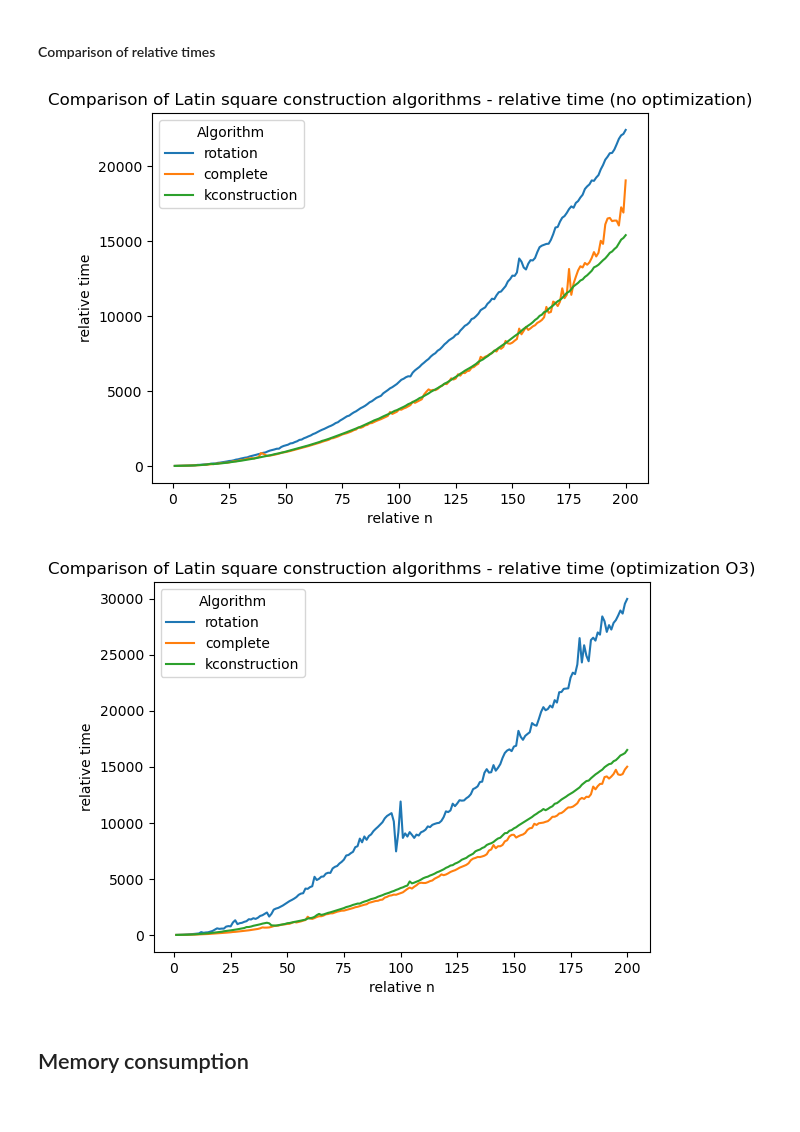
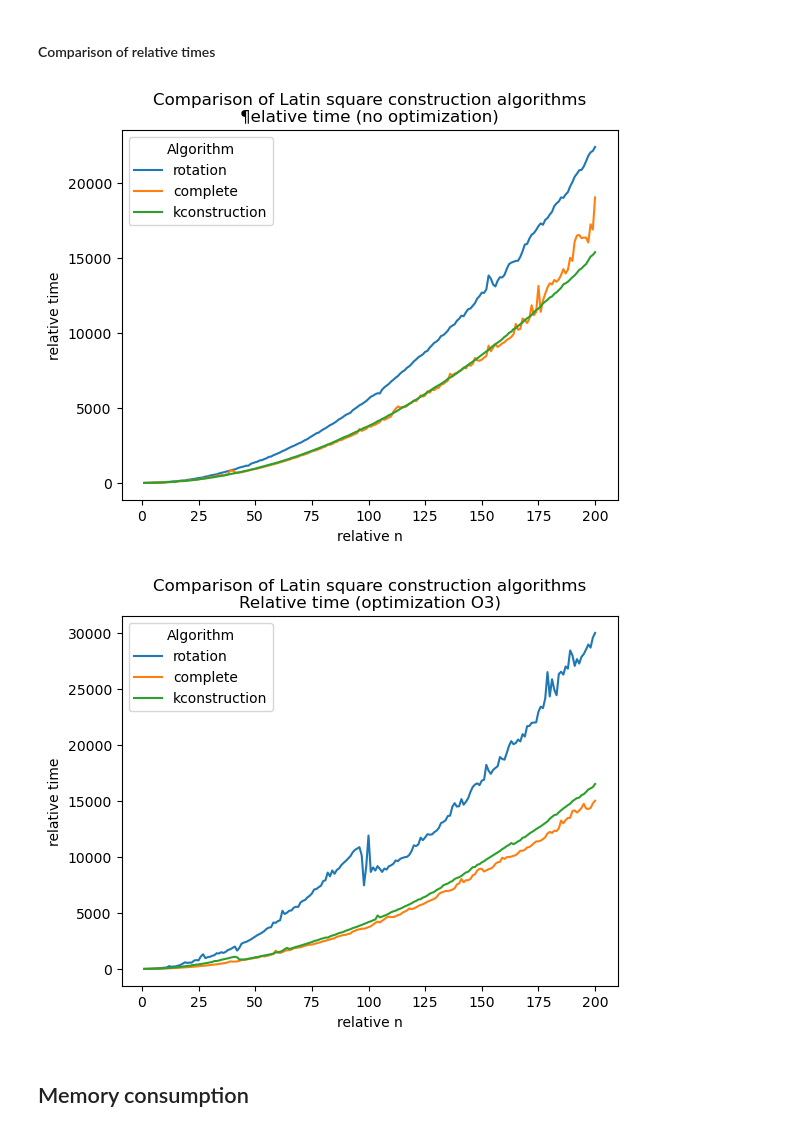
Before and after one commit to MihaelaBaksic/tournament-designs, a Jupyter notebook: visualization/plotting.ipynb, the cells around one changed output. Drawn from its saved outputs; the diff is of its cells as text; code cells hidden in the pictures.

Commit message:
Plot fix

```diff
--- a/visualization/plotting.ipynb
+++ b/visualization/plotting.ipynb
@@ -217,17 +217,17 @@ plt.savefig('latin_square_comparison_absolute_time_O3.jpg', dpi=500)
 # %%
 fig, ax = plt.subplots(1)
 plt.plot( ls_rotation_none['parameter'] / 100, ls_rotation_none['relative_time'], label='rotation')
 plt.plot( ls_complete_none['parameter'] / 100, ls_complete_none['relative_time'], label='complete')
 plt.plot( ls_kconstruction_none['parameter'] / 100, ls_kconstruction_none['relative_time'], label='kconstruction')
 
 ax.set_ylabel('relative time')
 ax.set_xlabel('relative n')
-plt.title('Comparison of Latin square construction algorithms - relative time (no optimization)')
+plt.title('Comparison of Latin square construction algorithms\nRelative time (no optimization)')
 plt.legend(title='Algorithm')
 
 plt.savefig('latin_square_comparison_relative_time_none.jpg', dpi=500)
 # %% [output]
-[figure, old version]
+[figure, new version]
 # %%
 fig, ax = plt.subplots(1)
 plt.plot( ls_rotation_O3['parameter'] / 100, ls_rotation_O3['relative_time'], label='rotation')
@@ -236,12 +236,12 @@ plt.plot( ls_kconstruction_O3['parameter'] / 100, ls_kconstruction_O3['relative_
 
 ax.set_ylabel('relative time')
 ax.set_xlabel('relative n')
-plt.title('Comparison of Latin square construction algorithms - relative time (optimization O3)')
+plt.title('Comparison of Latin square construction algorithms\nRelative time (optimization O3)')
 plt.legend(title='Algorithm')
 
 plt.savefig('latin_square_comparison_relative_time_O3.jpg', dpi=500)
 # %% [output]
-[figure, old version]
+[figure, new version]
 # %% [markdown]
 ## Memory consumption
 # %%
```
Also changed, not shown: 2 other files.
